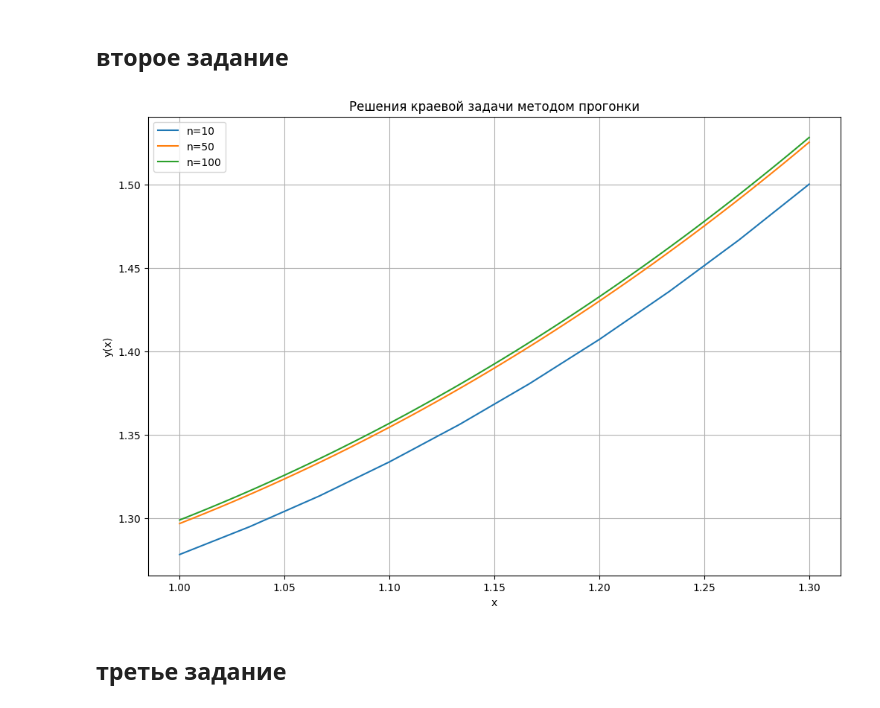
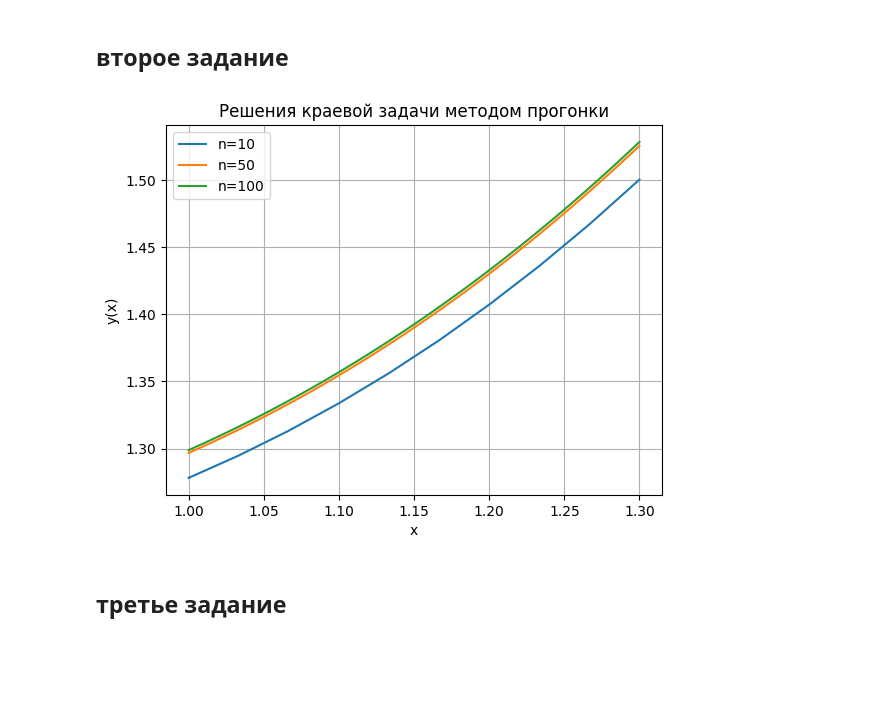
Before and after one commit to Winnie-the-Pooh2019/n-ch-2.4, a Jupyter notebook: Решение_ОДУ_второго_порядка.ipynb, the cells around one changed output. Saved outputs shown, nothing was run; the diff lists cells and outputs as text; code cells hidden in the pictures; blank space fills up the shorter version.

```diff
--- a/Решение_ОДУ_второго_порядка.ipynb
+++ b/Решение_ОДУ_второго_порядка.ipynb
@@ -180,35 +180,34 @@ def solve_bvp(n):
     # Условие: 2y[-1] - (y[-1] - y[-2])/h = 2
     # => (2 - 1/h)y[-1] + (1/h)y[-2] = 2
     lower[-1] = 1/h
     main[-1] = 2 - 1/h
     rhs[-1] = 2
 
     # Решаем систему
     y = sweep_method(lower[1:], main, upper[:-1], rhs)
 
     return x, y
 
 # Решение для 3 сеток
 n_values = [10, 50, 100]
 solutions = []
 
 for n in n_values:
     x, y = solve_bvp(n)
     solutions.append((x, y))
 
 # Построение графиков
-plt.figure(figsize=(12, 8))
 for i, (x, y) in enumerate(solutions):
     plt.plot(x, y, label=f'n={n_values[i]}')
 
 plt.xlabel('x')
 plt.ylabel('y(x)')
 plt.title('Решения краевой задачи методом прогонки')
 plt.legend()
 plt.grid(True)
 plt.show()
 # %% [output]
-[figure, old version]
+[figure, new version]
 # %% [markdown]
 ## третье задание
 # %%
```
Also changed, not shown: 1 other file.
